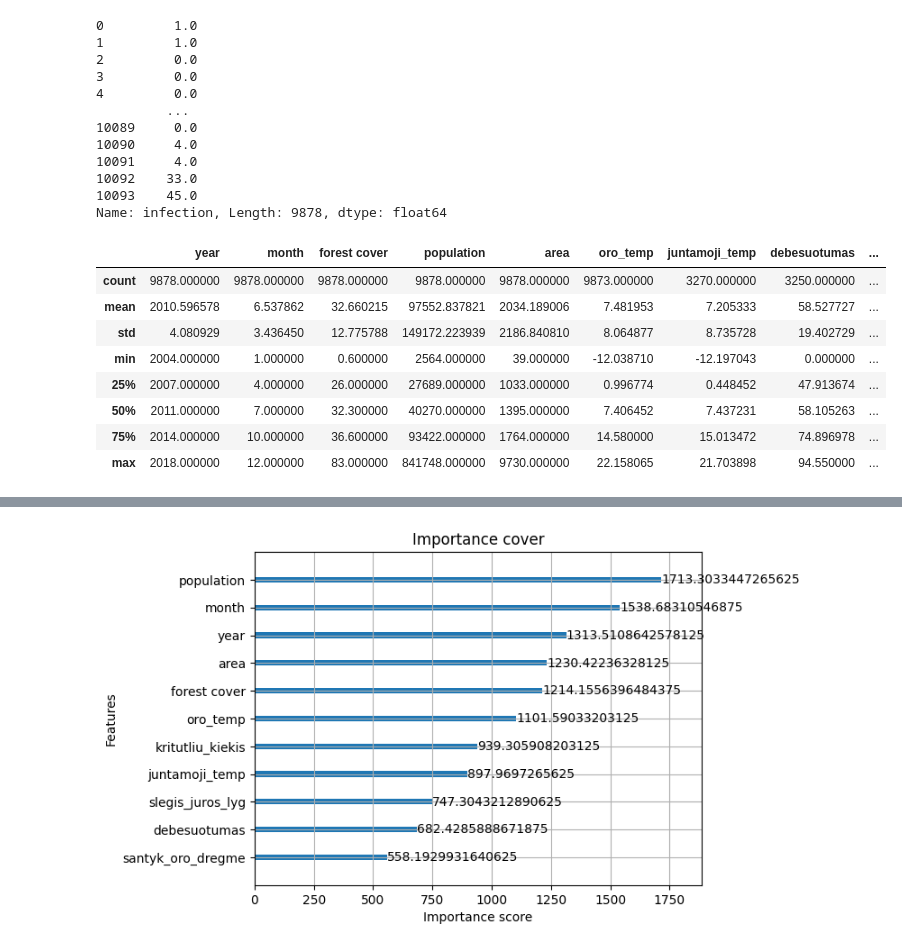
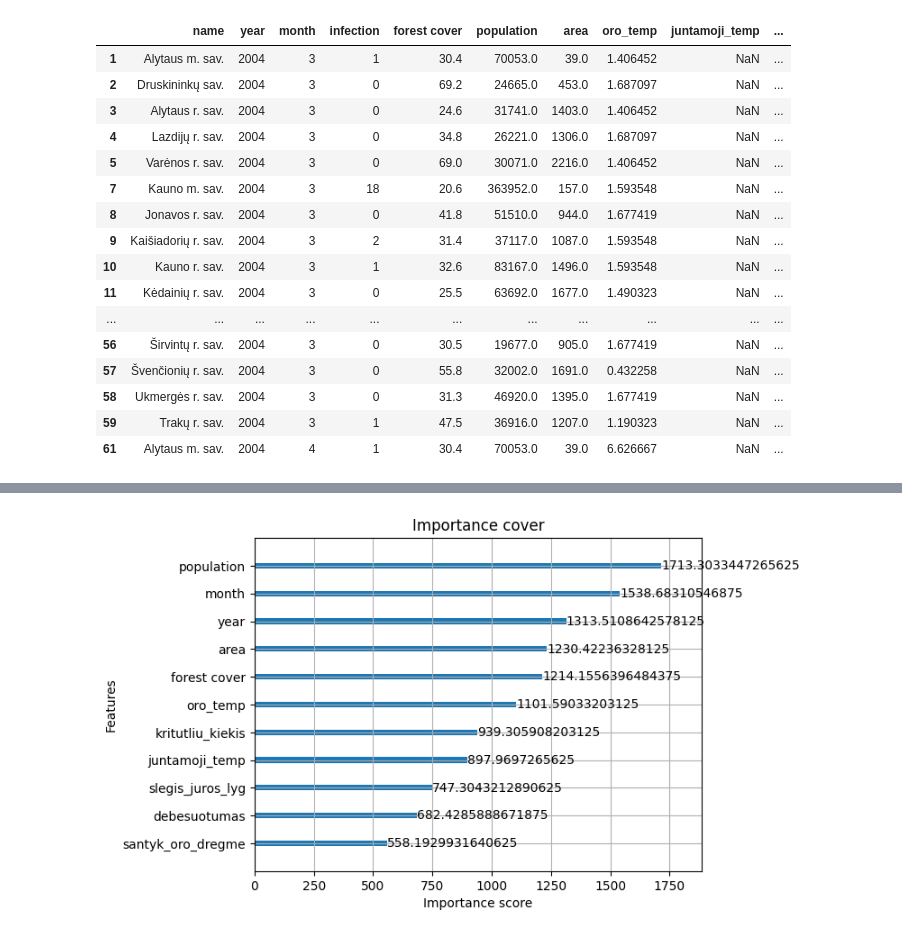
Before and after one commit to AugustusTheBirb/igem-model, a Jupyter notebook: model.ipynb, the cells around one changed output, grey strips where cells are left out. Saved outputs shown, nothing was run; the diff lists cells and outputs as text; code cells hidden in the pictures.

```diff
--- a/model.ipynb
+++ b/model.ipynb
@@ -5,42 +5,35 @@ import io
 import xgboost as xgb
 import os
 os.environ["PATH"] += os.pathsep + r"C:\Program Files\Graphviz\bin"
-# %%
-from sklearn.model_selection import train_test_split
-
-df = pd.read_csv(r"C:\Users\user\Desktop\repos\igem-model\data\final.csv")
-df = df.drop(df[df["population"].isna()].index)
-X = df.drop(columns=["infection"])
-X["density"] = X["population"]/X["area"]
-y = df["infection"].astype("float64")
-display(y)
-
-X_train, X_test, y_train, y_test = train_test_split(X, y, test_size=0.2, )
-# %% [output]
-0         1.0
-1         1.0
-2         0.0
-3         0.0
-4         0.0
-         ...
-10089     0.0
-10090     4.0
-10091     4.0
-10092    33.0
-10093    45.0
-Name: infection, Length: 9878, dtype: float64
+# %%
+from sklearn.model_selection import train_test_split
+
+df = pd.read_csv(r"data\final.csv")
+df = df.drop(df[df["population"].isna()].index)
+df = df.drop(df[df['name'].str.endswith('apskritis')].index)
+X = df.drop(columns=["infection"])
+X["density"] = X["population"]/X["area"]
+y = df["infection"].astype("float64")
 # %%
-X.describe()
+df.head(50)
 # %% [output]
-|  | year | month | forest cover | population | area | oro_temp | juntamoji_temp | debesuotumas | ... |
-| count | 9878.000000 | 9878.000000 | 9878.000000 | 9878.000000 | 9878.000000 | 9873.000000 | 3270.000000 | 3250.000000 | ... |
-| mean | 2010.596578 | 6.537862 | 32.660215 | 97552.837821 | 2034.189006 | 7.481953 | 7.205333 | 58.527727 | ... |
-| std | 4.080929 | 3.436450 | 12.775788 | 149172.223939 | 2186.840810 | 8.064877 | 8.735728 | 19.402729 | ... |
-| min | 2004.000000 | 1.000000 | 0.600000 | 2564.000000 | 39.000000 | -12.038710 | -12.197043 | 0.000000 | ... |
-| 25% | 2007.000000 | 4.000000 | 26.000000 | 27689.000000 | 1033.000000 | 0.996774 | 0.448452 | 47.913674 | ... |
-| 50% | 2011.000000 | 7.000000 | 32.300000 | 40270.000000 | 1395.000000 | 7.406452 | 7.437231 | 58.105263 | ... |
-| 75% | 2014.000000 | 10.000000 | 36.600000 | 93422.000000 | 1764.000000 | 14.580000 | 15.013472 | 74.896978 | ... |
-| max | 2018.000000 | 12.000000 | 83.000000 | 841748.000000 | 9730.000000 | 22.158065 | 21.703898 | 94.550000 | ... |
+|  | name | year | month | infection | forest cover | population | area | oro_temp | juntamoji_temp | ... |
+| 1 | Alytaus m. sav. | 2004 | 3 | 1 | 30.4 | 70053.0 | 39.0 | 1.406452 | NaN | ... |
+| 2 | Druskininkų sav. | 2004 | 3 | 0 | 69.2 | 24665.0 | 453.0 | 1.687097 | NaN | ... |
+| 3 | Alytaus r. sav. | 2004 | 3 | 0 | 24.6 | 31741.0 | 1403.0 | 1.406452 | NaN | ... |
+| 4 | Lazdijų r. sav. | 2004 | 3 | 0 | 34.8 | 26221.0 | 1306.0 | 1.687097 | NaN | ... |
+| 5 | Varėnos r. sav. | 2004 | 3 | 0 | 69.0 | 30071.0 | 2216.0 | 1.406452 | NaN | ... |
+| 7 | Kauno m. sav. | 2004 | 3 | 18 | 20.6 | 363952.0 | 157.0 | 1.593548 | NaN | ... |
+| 8 | Jonavos r. sav. | 2004 | 3 | 0 | 41.8 | 51510.0 | 944.0 | 1.677419 | NaN | ... |
+| 9 | Kaišiadorių r. sav. | 2004 | 3 | 2 | 31.4 | 37117.0 | 1087.0 | 1.593548 | NaN | ... |
+| 10 | Kauno r. sav. | 2004 | 3 | 1 | 32.6 | 83167.0 | 1496.0 | 1.593548 | NaN | ... |
+| 11 | Kėdainių r. sav. | 2004 | 3 | 0 | 25.5 | 63692.0 | 1677.0 | 1.490323 | NaN | ... |
+| ... | ... | ... | ... | ... | ... | ... | ... | ... | ... | ... |
+| 56 | Širvintų r. sav. | 2004 | 3 | 0 | 30.5 | 19677.0 | 905.0 | 1.677419 | NaN | ... |
+| 57 | Švenčionių r. sav. | 2004 | 3 | 0 | 55.8 | 32002.0 | 1691.0 | 0.432258 | NaN | ... |
+| 58 | Ukmergės r. sav. | 2004 | 3 | 0 | 31.3 | 46920.0 | 1395.0 | 1.677419 | NaN | ... |
+| 59 | Trakų r. sav. | 2004 | 3 | 1 | 47.5 | 36916.0 | 1207.0 | 1.190323 | NaN | ... |
+| 61 | Alytaus m. sav. | 2004 | 4 | 1 | 30.4 | 70053.0 | 39.0 | 6.626667 | NaN | ... |
 # %%
 from sklearn.pipeline import Pipeline
 from category_encoders.target_encoder import TargetEncoder
```
Also changed, not shown: parts of 4 cells of this notebook, 2 other files.
